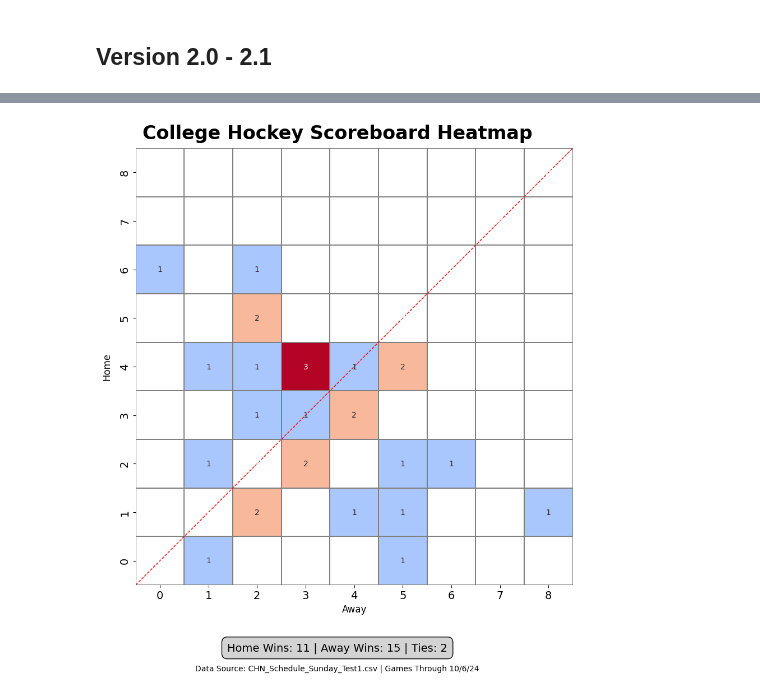
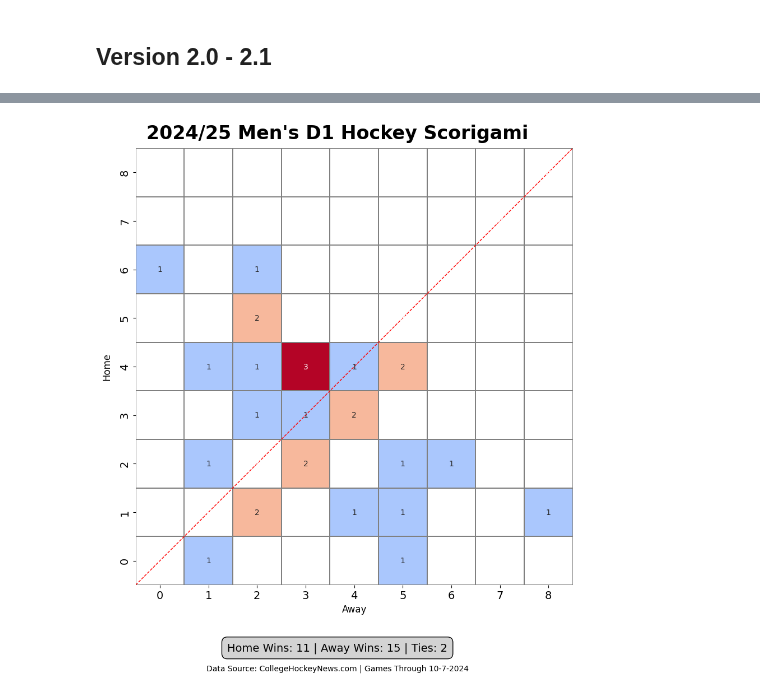
Before and after one commit to JSmith1826/college_hockey_2425, a Jupyter notebook: workbook/scor-o_viz_book.ipynb, the cells around one changed output, grey strips where cells are left out. Cells and saved outputs as stored; diff of their text form; code cells hidden in the pictures.

```diff
--- a/workbook/scor-o_viz_book.ipynb
+++ b/workbook/scor-o_viz_book.ipynb
@@ -404,6 +396,7 @@ import seaborn as sns
 import numpy as np
 from matplotlib.colors import ListedColormap
 
+date = '10/7/2024'
 # Define figure size to maintain a 4:5 ratio while ensuring the heatmap grid stays 1:1
 figure_ratio = (8, 10)  # Adjusted for mobile-friendly aspect ratio
 
@@ -415,7 +408,9 @@ cmap_with_transparency = ListedColormap([(0,0,0,0)] + [cmap(i) for i in range(1,
 fig = plt.figure(figsize=figure_ratio)
 
 # Create the title
-plt.suptitle('College Hockey Scoreboard Heatmap', fontsize=24, fontweight='bold', color='black', y=0.98)
+plt.suptitle("2024/25 Men's D1 Hockey Scorigami", fontsize=24, fontweight='bold', color='black', y=0.98)
+# Create Subtitle for the week #
+plt.title(f'Week 1', fontsize=18, fontweight='bold', color='black', y=0.95)
 
 # Create a new axis for the heatmap with the grid maintaining a 1:1 aspect ratio
 # ax1 = fig.add_axes([0.05, 0.2, 0.98, 0.6])  # Adjusted placement to reduce whitespace
@@ -436,33 +431,33 @@ ax1.set_ylabel('Home', fontsize=12, rotation=90, labelpad=10)
 
 # ax1.set_ylabel('Home', fontsize=12) # labelpad=10)
 
 # Customize tick labels
 ax1.set_xticks(np.arange(0.5, len(all_scores)+0.5, 1))
 ax1.set_xticklabels(all_scores, fontsize=14)
 ax1.set_yticks(np.arange(0.5, len(all_scores)+0.5, 1))
 ax1.set_yticklabels(all_scores, fontsize=14)
 
 # Add a diagonal line for home vs away parity
 ax1.plot([0, len(all_scores)], [0, len(all_scores)], color='red', linestyle='--', linewidth=1)
 
 # # Create a new axis for the color bar below the heatmap
 # ax2 = fig.add_axes([0.15, 0.1, 0.7, 0.02])  # Adjust placement for color bar
 # cbar = plt.colorbar(ax1.collections[0], cax=ax2, orientation='horizontal')
 # Restored the color bar label for clarity
 # cbar.set_label('Game Frequency', fontsize=14) # Uncomment to add a label - DUMB
 
 # Add the leaderboard box below the color bar
 props = dict(boxstyle='round,pad=0.5', facecolor='lightgray', edgecolor='black')
 leaderboard_text = f'Home Wins: {home_wins} | Away Wins: {away_wins} | Ties: {ties}'
 plt.text(0.5, 0.04, leaderboard_text, fontsize=14, color='black', ha='center', bbox=props, transform=fig.transFigure)
 
 # Add data source and date at the very bottom with better padding
-plt.figtext(0.5, 0.005, f'Data Source: {filename}.csv | Games Through {date}', fontsize=10, color='black', ha='center')
+plt.figtext(0.5, 0.005, f'Data Source: CollegeHockeyNews.com | Games Through {date}', fontsize=10, color='black', ha='center')
 
 # Adjust the layout to reduce overall whitespace
-plt.subplots_adjust(top=0.95, bottom=0.5, left=0.1, right=0.9, hspace=0.2)
+plt.subplots_adjust(top=.90, bottom=0.5, left=0.1, right=0.9, hspace=0.2)
 
 # Display the plot
 plt.show()
 # %% [output]
-[figure, old version]
+[figure, new version]
```
Also changed, not shown: parts of 5 cells of this notebook, 4 other files.
